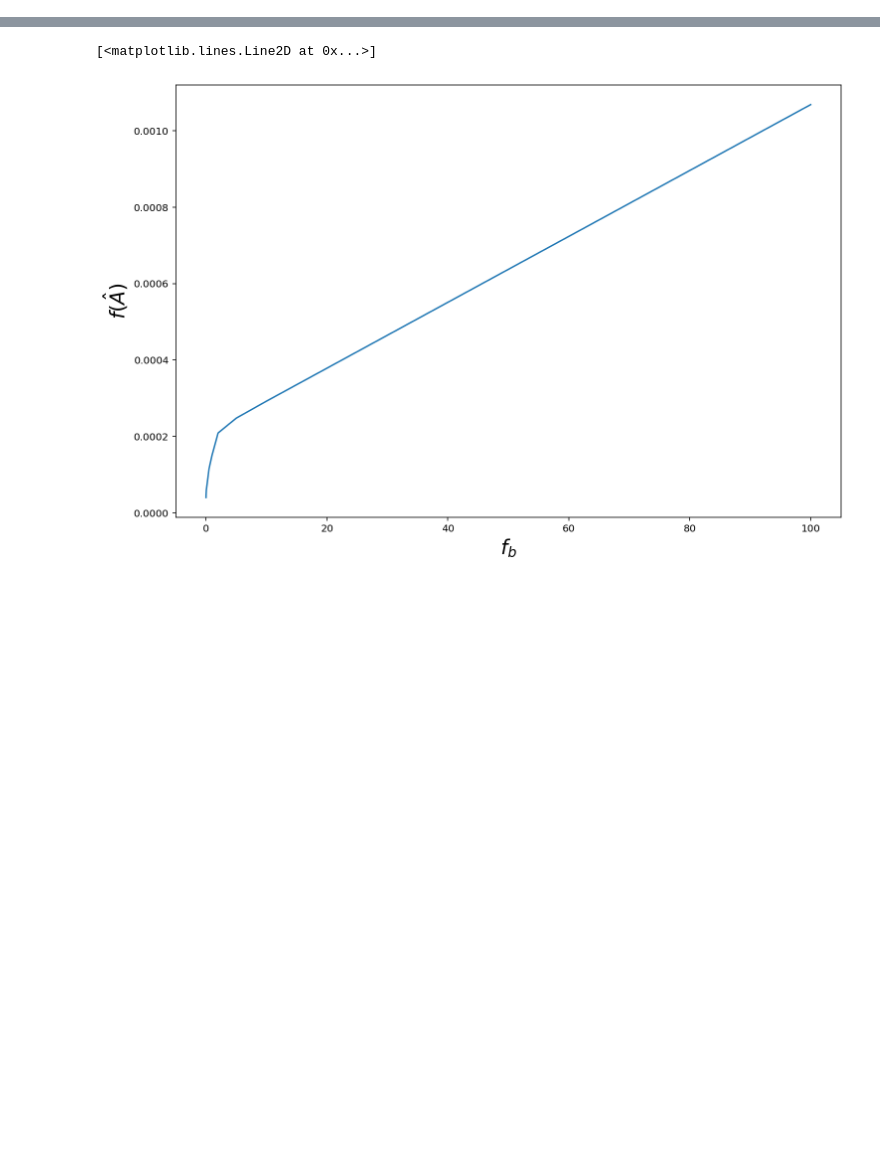
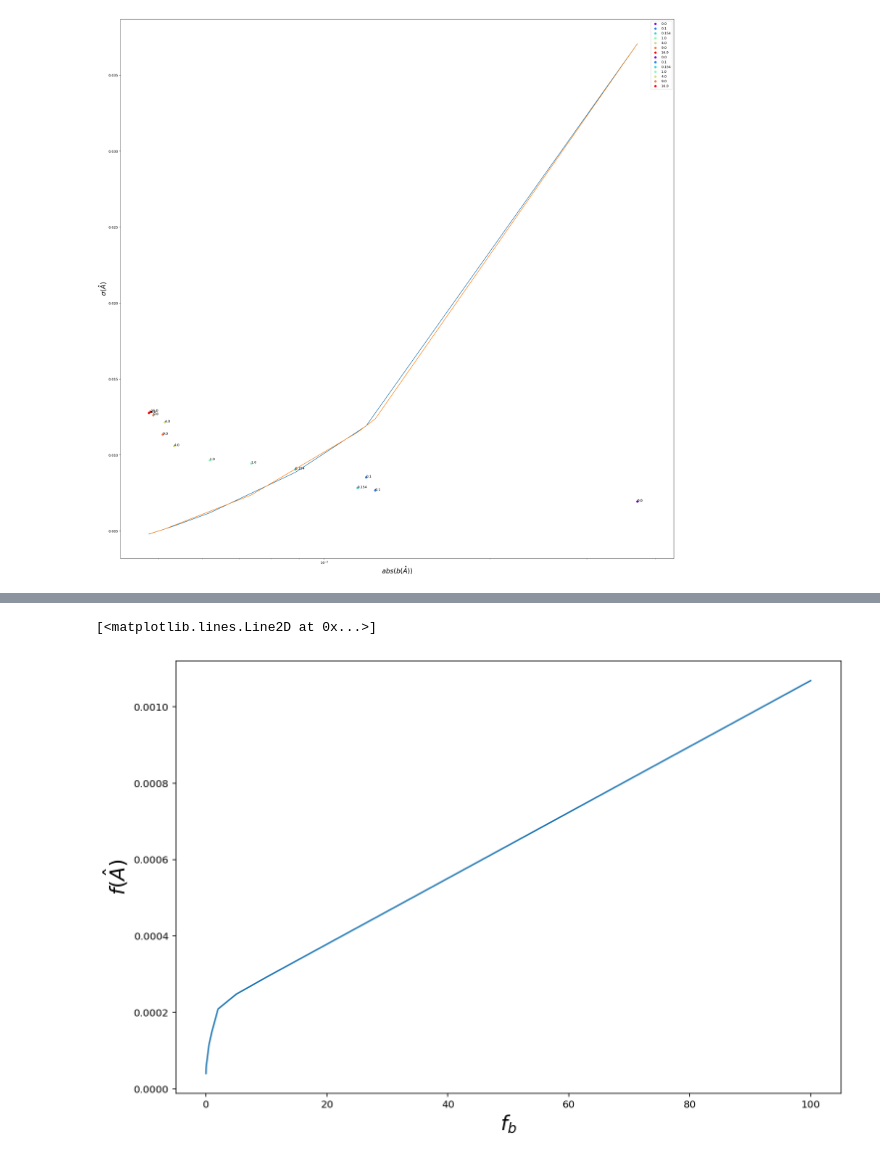
Before and after one commit to Saladino93/qelensingcomb, a Jupyter notebook: Varying_fb.ipynb, the cells around one changed output, grey strips where cells are left out. Saved outputs shown, nothing was run; the diff lists cells and outputs as text; code cells hidden in the pictures; blank space fills up the shorter version.

```diff
--- a/Varying_fb.ipynb
+++ b/Varying_fb.ipynb
@@ -77,0 +345,51 @@ for fb in fbs:
+# %%
+fig, ax = plt.subplots(figsize = (30, 30))
+ax.set_ylabel('$\\sigma(\hat{A})$', size = 20)
+ax.set_xlabel('$abs(b(\hat{A}))$', size = 20)
+
+for direc in all_lmaxes_directories[:2]:
+    resultsdir = pathlib.Path(results_directory)
+    flist = []
+    blist = []
+    nlist = []
+
+    flist_ofoptim = []
+    blist_ofoptim = []
+    nlist_ofoptim = []
+
+    for fb in fbs:
+        results_array = np.load(resultsdir/direc/f'alens_{fb}_ofoptim.npy')[:, 0]
+        ftemp, ntemp, btemp = results_array
+        flist += [ftemp]
+        nlist += [ntemp]
+        blist += [btemp]
+
+        results_array = np.load(resultsdir/direc/f'alens_{fb}_ofoptim.npy')[:, 0]
+        ftemp, _, btemp = results_array
+        flist_ofoptim += [ftemp]
+        nlist_ofoptim += [ntemp]
+        blist_ofoptim += [btemp]
+
+    flist = np.array(flist)
+    nlist = np.array(nlist)
+    blist = np.array(blist)
+
+    for i, c in enumerate(zip(abs(blist), nlist)):
+        b, n = c
+        ax.scatter(b, n, color = colors_plotting[i], label = fbs[i])
+        fbname = round(np.sqrt(fbs[i])**2., 3)
+        extratext = f', b = {round(b, 3)}, n = {round(n, 3)}'
+        extratext = ''
+        ax.annotate(f'{fbname}{extratext}', (b, n))#, brthuok3500 = {round(b/b_ref, 4)}, nrthuok3500 = {round(n/n_ref, 4)}', (b, n))
+
+
+    ax.plot(blist, blist)
+
+
+
+ax.legend()
+ax.axvline(0., ymin = 0, ymax = 1)
+ax.set_xscale('log')
+plt.show()
+# %% [output]
+[figure, added]
```
Also changed, not shown: parts of 88 cells of this notebook, 16 other files.
